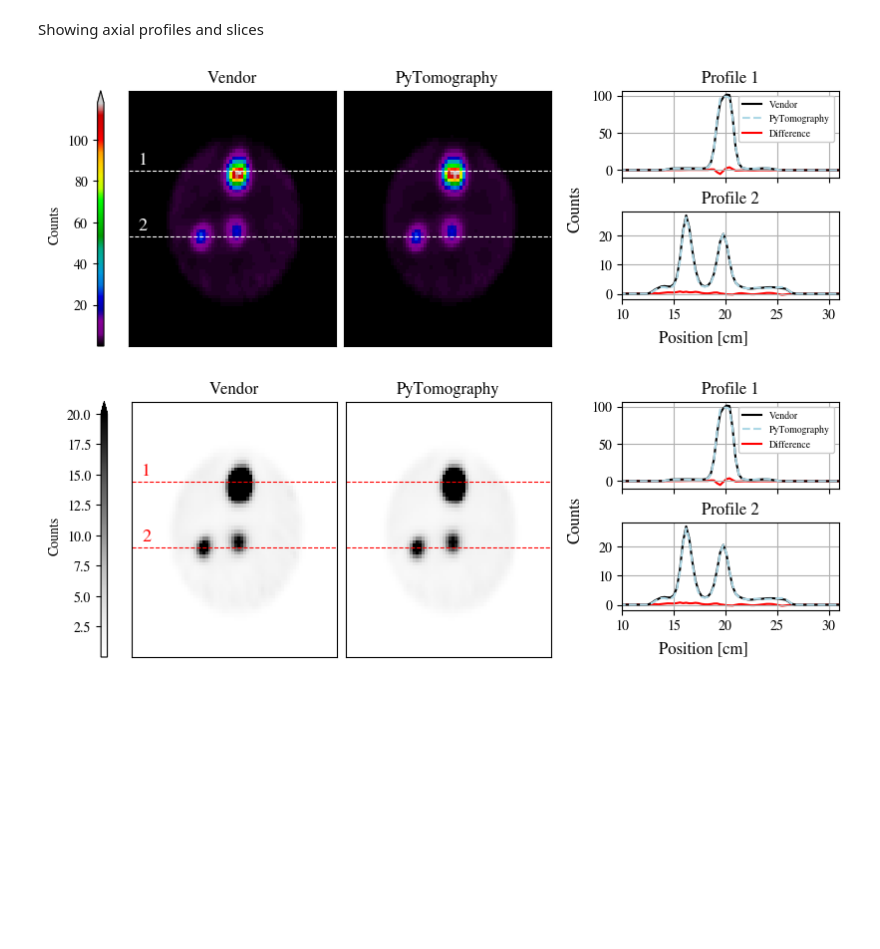
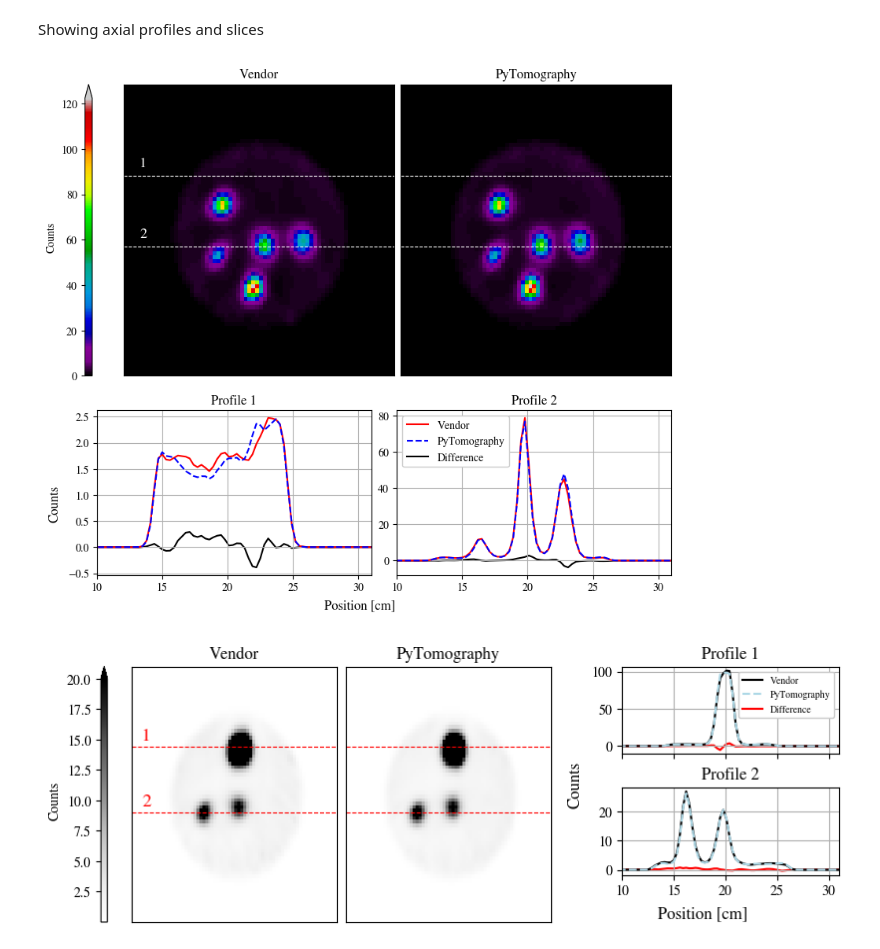
Before and after one commit to qurit/PyTomography_paper_code, a Jupyter notebook: validation_dicom.ipynb, the cells around one changed output. Drawn from its saved outputs; the diff is of its cells as text; code cells hidden in the pictures; blank space fills up the shorter version.

```diff
--- a/validation_dicom.ipynb
+++ b/validation_dicom.ipynb
@@ -91,8 +91,8 @@ reconstructed_object_vendor = np.transpose(reconstructed_object_vendor, (2,1,0))
 # %% [markdown]
 Showing axial profiles and slices
 # %%
-l1, l2 = 93, 75
-z = 70
+l1, l2 = 93, 76
+z = 60
 xmin, xmax = 30, 100
 ymin, ymax = 45, 115
 # %%
@@ -101,9 +101,9 @@ def plot_differences(ax,l, uppery=None, lowery=None):
     line1 = reconstructed_object_vendor[:,:,z][:,l]
     line2 = reconstructed_object[0].cpu()[:,:,z][:,l].numpy()
     line3 = line1 - line2
-    ax.plot(distance, line1, marker='', ls='-', lw=1.5, color='black', label='Vendor')
-    ax.plot(distance, line2, marker='', ls='--', lw=1.5, color='lightblue', label='PyTomography')
-    ax.plot(distance, line3, marker='', ls='-', lw=1.5, color='red', label='Difference', zorder=-1000)
+    ax.plot(distance, line1, marker='', ls='-', lw=1.5, color='red', label='Vendor')
+    ax.plot(distance, line2, marker='', ls='--', lw=1.5, color='blue', label='PyTomography')
+    ax.plot(distance, line3, marker='', ls='-', lw=1.5, color='k', label='Difference', zorder=-1000)
     ax.grid()
     if uppery: ax.set_ylim(top=uppery)
     if lowery: ax.set_ylim(bottom=lowery)
@@ -131,25 +131,25 @@ def plot_object(ob, ax, add_text=False, mode='color'):
     return im
 # %%
 mode = 'color'
-fig = plt.figure(constrained_layout=True, figsize=(8,2.85))
-(subfig_l, subfig_r) = fig.subfigures(nrows=1, ncols=2, width_ratios=(1,0.55))
+fig = plt.figure(constrained_layout=True, figsize=(8,7))
+(subfig_l, subfig_r) = fig.subfigures(nrows=2, ncols=1, height_ratios=(1,0.7))
 axes_l = subfig_l.subplots(nrows=1, ncols=2)
 axes_l[0].set_title('Vendor')
 axes_l[1].set_title('PyTomography')
 im = plot_object(reconstructed_object_vendor, axes_l[0], add_text=True, mode=mode)
 im = plot_object(reconstructed_object[0].cpu(), axes_l[1], mode=mode)
 subfig_l.colorbar(im, ax=axes_l, location='left', label='Counts', extend='max', aspect=40)
-axes_r = subfig_r.subplots(nrows=2, ncols=1, sharex=True)
+axes_r = subfig_r.subplots(nrows=1, ncols=2, sharex=True)
 plot_differences(axes_r[0],l1)
 axes_r[0].set_title('Profile 1')
-axes_r[0].legend(loc='upper right', facecolor='white', framealpha=1, frameon=True, fontsize=7)
 plot_differences(axes_r[1],l2)
+axes_r[1].legend(loc='upper left', facecolor='white', framealpha=1, frameon=True, fontsize=10)
 axes_r[1].set_title('Profile 2')
 subfig_r.supxlabel('Position [cm]')
 subfig_r.supylabel('Counts')
-plt.savefig('dicom_comparison_color.png', dpi=300)
+plt.savefig('images/figure8.jpg', dpi=300, bbox_inches='tight')
 # %% [output]
-[figure, old version]
+[figure, new version]
 # %%
 mode = 'bw'
 fig = plt.figure(constrained_layout=True, figsize=(8,2.85))
```
Also changed, not shown: parts of 2 cells of this notebook, 5 other files.
